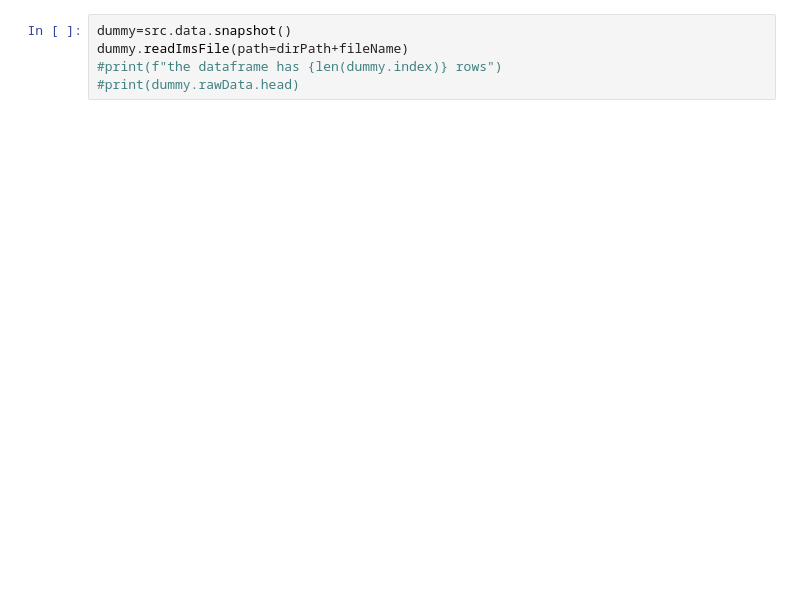
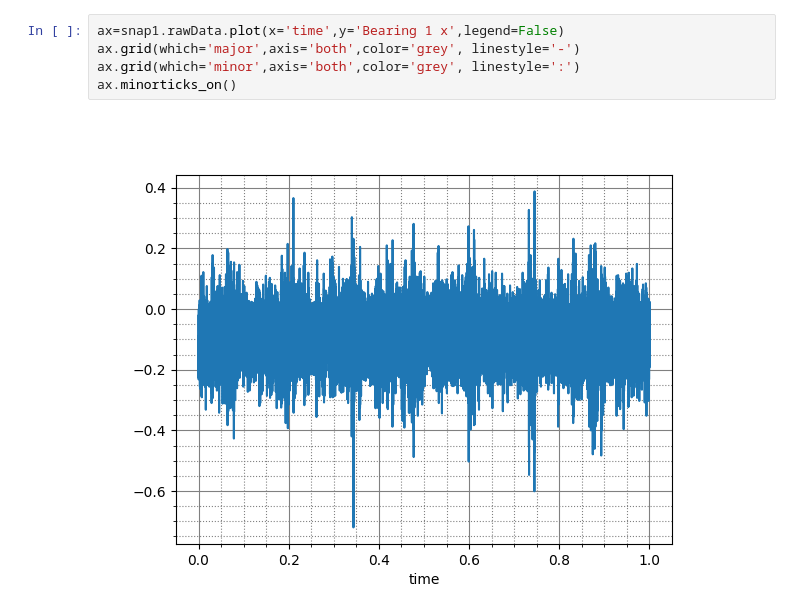
Before and after one commit to arielpriarone/Thesis, a Jupyter notebook: notebooks/001-test-ims-data.ipynb, the cells around one changed output. Cells and saved outputs as stored; diff of their text form; blank space fills up the shorter version.

```diff
--- a/notebooks/001-test-ims-data.ipynb
+++ b/notebooks/001-test-ims-data.ipynb
@@ -38,5 +31,7 @@ print(snap1.rawData.head)
-# %%
-dummy=src.data.snapshot()
-dummy.readImsFile(path=dirPath+fileName)
-#print(f"the dataframe has {len(dummy.index)} rows")
-#print(dummy.rawData.head)
+# %%
+ax=snap1.rawData.plot(x='time',y='Bearing 1 x',legend=False)
+ax.grid(which='major',axis='both',color='grey', linestyle='-')
+ax.grid(which='minor',axis='both',color='grey', linestyle=':')
+ax.minorticks_on()
+# %% [output]
+[figure, added]
```
Also changed, not shown: parts of 1 cell of this notebook, 1 other file.
